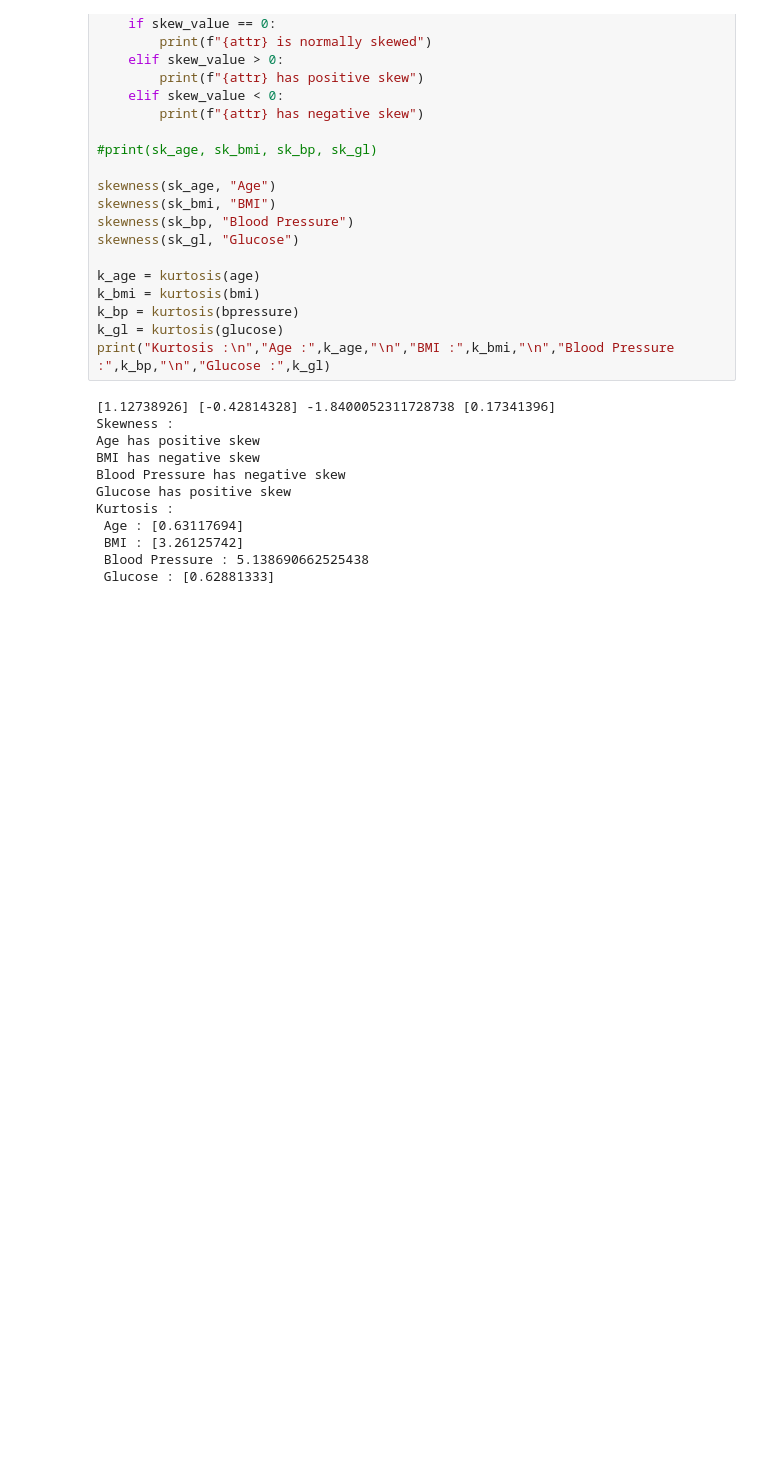
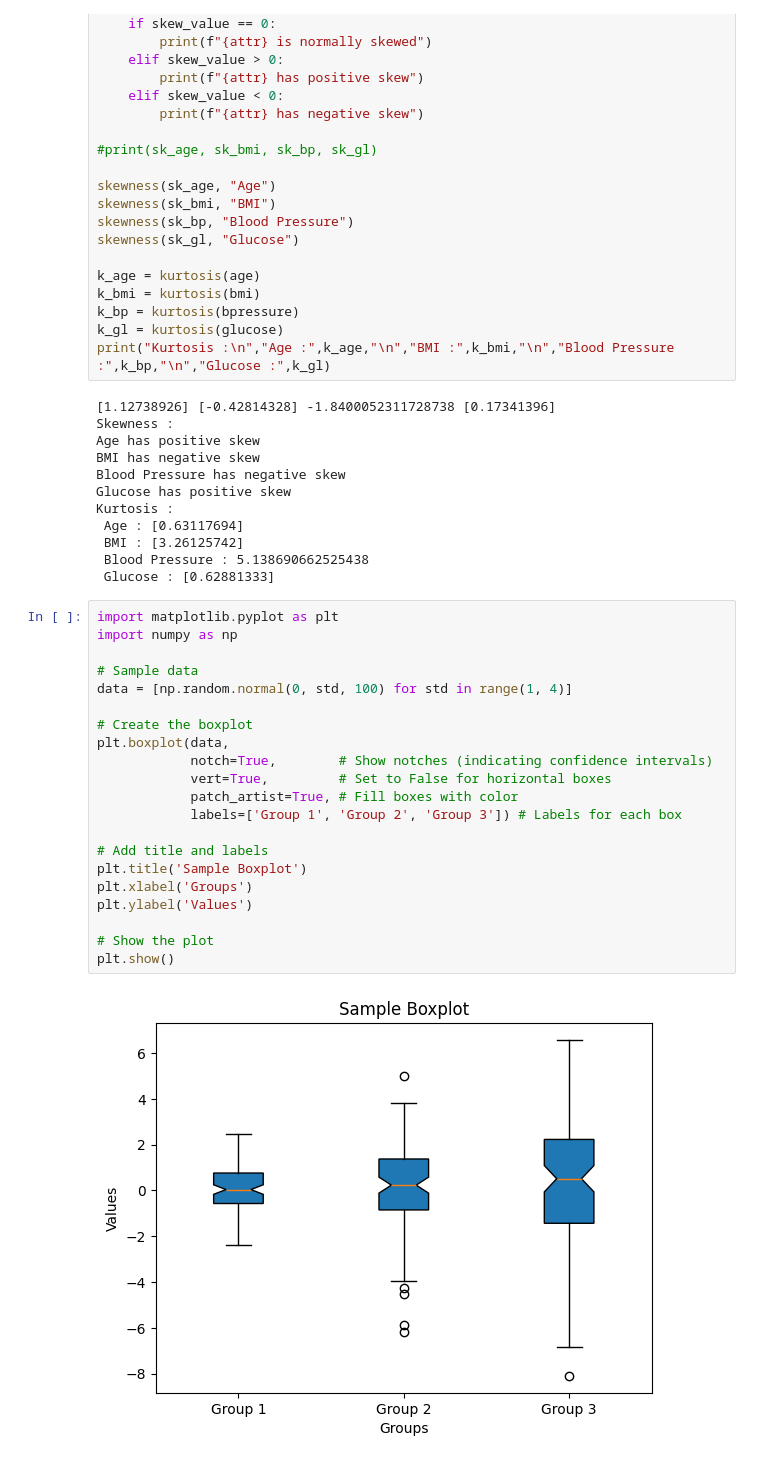
Before and after one commit to Ellakiya15/data-visualization-data-science, a Jupyter notebook: hospital.ipynb, the cells around one changed output. Drawn from its saved outputs; the diff is of its cells as text; blank space fills up the shorter version.

Commit message:
tried boxplot syntax

```diff
--- a/hospital.ipynb
+++ b/hospital.ipynb
@@ -368,3 +368,26 @@ Kurtosis :
  BMI : [3.26125742]
  Blood Pressure : 5.138690662525438
  Glucose : [0.62881333]
+# %%
+import matplotlib.pyplot as plt
+import numpy as np
+
+# Sample data
+data = [np.random.normal(0, std, 100) for std in range(1, 4)]
+
+# Create the boxplot
+plt.boxplot(data,
+            notch=True,        # Show notches (indicating confidence intervals)
+            vert=True,         # Set to False for horizontal boxes
+            patch_artist=True, # Fill boxes with color
+            labels=['Group 1', 'Group 2', 'Group 3']) # Labels for each box
+
+# Add title and labels
+plt.title('Sample Boxplot')
+plt.xlabel('Groups')
+plt.ylabel('Values')
+
+# Show the plot
+plt.show()
+# %% [output]
+[figure, added]
```
Also changed, not shown: parts of 1 cell of this notebook.
